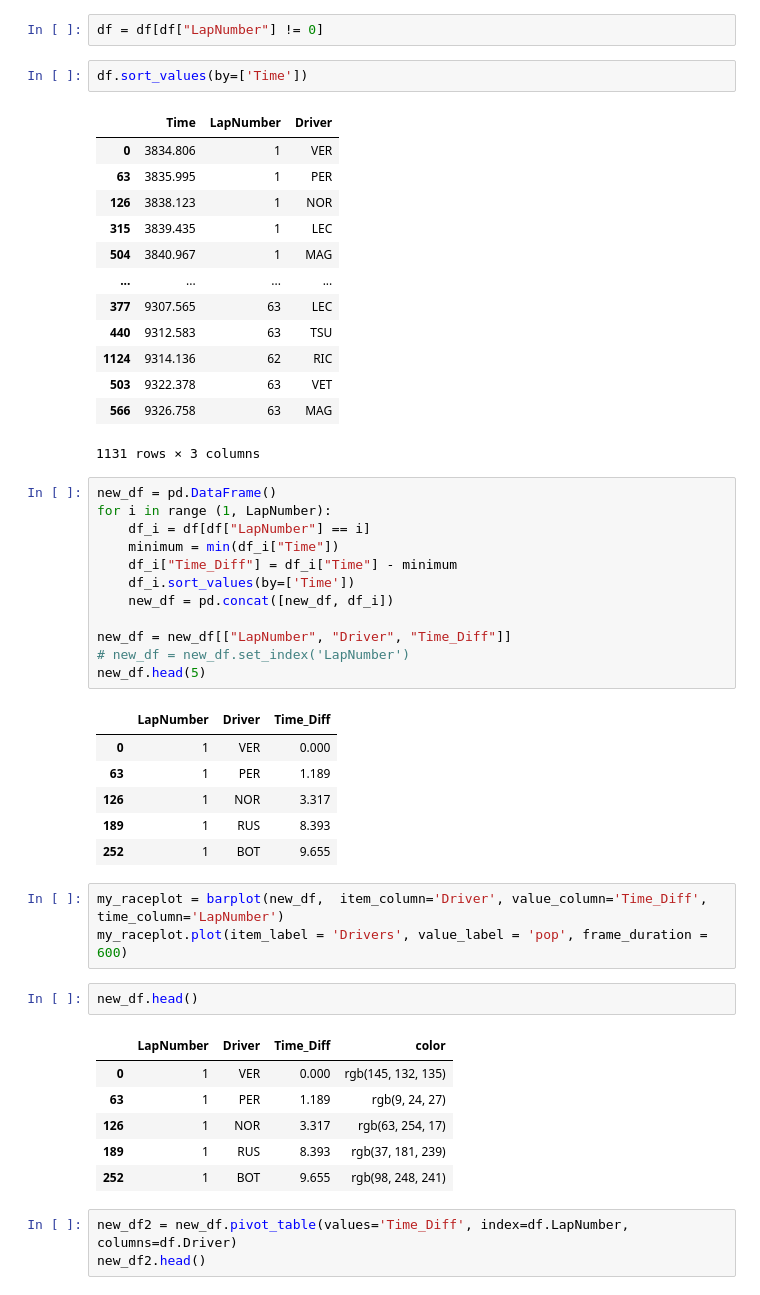
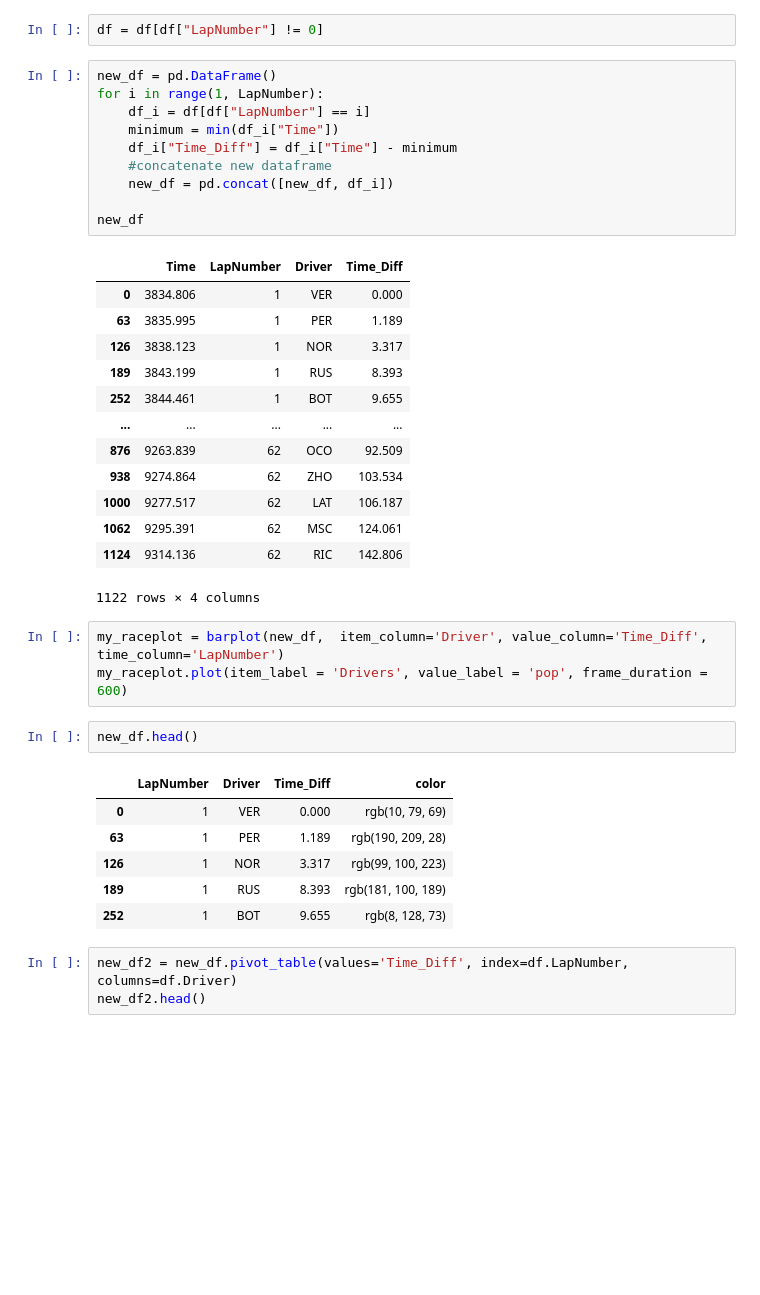
Before and after one commit to GuillaumeArp/Jedha_F1_Project, a Jupyter notebook: Berenger/berenger.ipynb, the cells around one changed output. Saved outputs shown, nothing was run; the diff lists cells and outputs as text; blank space fills up the shorter version.

```diff
--- a/Berenger/berenger.ipynb
+++ b/Berenger/berenger.ipynb
@@ -198,41 +198,30 @@ df["LapNumber"] = df["LapNumber"].astype(int)
 LapNumber = max(df["LapNumber"])
 # %%
 df = df[df["LapNumber"] != 0]
-# %%
-df.sort_values(by=['Time'])
-# %% [output]
-|  | Time | LapNumber | Driver |
-| 0 | 3834.806 | 1 | VER |
-| 63 | 3835.995 | 1 | PER |
-| 126 | 3838.123 | 1 | NOR |
-| 315 | 3839.435 | 1 | LEC |
-| 504 | 3840.967 | 1 | MAG |
-| ... | ... | ... | ... |
-| 377 | 9307.565 | 63 | LEC |
-| 440 | 9312.583 | 63 | TSU |
-| 1124 | 9314.136 | 62 | RIC |
-| 503 | 9322.378 | 63 | VET |
-| 566 | 9326.758 | 63 | MAG |
-1131 rows × 3 columns
 # %%
 new_df = pd.DataFrame()
-for i in range (1, LapNumber):
+for i in range(1, LapNumber):
     df_i = df[df["LapNumber"] == i]
     minimum = min(df_i["Time"])
     df_i["Time_Diff"] = df_i["Time"] - minimum
-    df_i.sort_values(by=['Time'])
+    #concatenate new dataframe
     new_df = pd.concat([new_df, df_i])
 
-new_df = new_df[["LapNumber", "Driver", "Time_Diff"]]
-# new_df = new_df.set_index('LapNumber')
-new_df.head(5)
+new_df
 # %% [output]
-|  | LapNumber | Driver | Time_Diff |
-| 0 | 1 | VER | 0.000 |
-| 63 | 1 | PER | 1.189 |
-| 126 | 1 | NOR | 3.317 |
-| 189 | 1 | RUS | 8.393 |
-| 252 | 1 | BOT | 9.655 |
+|  | Time | LapNumber | Driver | Time_Diff |
+| 0 | 3834.806 | 1 | VER | 0.000 |
+| 63 | 3835.995 | 1 | PER | 1.189 |
+| 126 | 3838.123 | 1 | NOR | 3.317 |
+| 189 | 3843.199 | 1 | RUS | 8.393 |
+| 252 | 3844.461 | 1 | BOT | 9.655 |
+| ... | ... | ... | ... | ... |
+| 876 | 9263.839 | 62 | OCO | 92.509 |
+| 938 | 9274.864 | 62 | ZHO | 103.534 |
+| 1000 | 9277.517 | 62 | LAT | 106.187 |
+| 1062 | 9295.391 | 62 | MSC | 124.061 |
+| 1124 | 9314.136 | 62 | RIC | 142.806 |
+1122 rows × 4 columns
 # %%
 my_raceplot = barplot(new_df,  item_column='Driver', value_column='Time_Diff', time_column='LapNumber')
 my_raceplot.plot(item_label = 'Drivers', value_label = 'pop', frame_duration = 600)
@@ -240,11 +229,11 @@ my_raceplot.plot(item_label = 'Drivers', value_label = 'pop', frame_duration = 6
 new_df.head()
 # %% [output]
 |  | LapNumber | Driver | Time_Diff | color |
-| 0 | 1 | VER | 0.000 | rgb(145, 132, 135) |
-| 63 | 1 | PER | 1.189 | rgb(9, 24, 27) |
-| 126 | 1 | NOR | 3.317 | rgb(63, 254, 17) |
-| 189 | 1 | RUS | 8.393 | rgb(37, 181, 239) |
-| 252 | 1 | BOT | 9.655 | rgb(98, 248, 241) |
+| 0 | 1 | VER | 0.000 | rgb(10, 79, 69) |
+| 63 | 1 | PER | 1.189 | rgb(190, 209, 28) |
+| 126 | 1 | NOR | 3.317 | rgb(99, 100, 223) |
+| 189 | 1 | RUS | 8.393 | rgb(181, 100, 189) |
+| 252 | 1 | BOT | 9.655 | rgb(8, 128, 73) |
 # %%
 new_df2 = new_df.pivot_table(values='Time_Diff', index=df.LapNumber, columns=df.Driver)
 new_df2.head()
```
Also changed, not shown: parts of 1 cell of this notebook, 2 other files.
